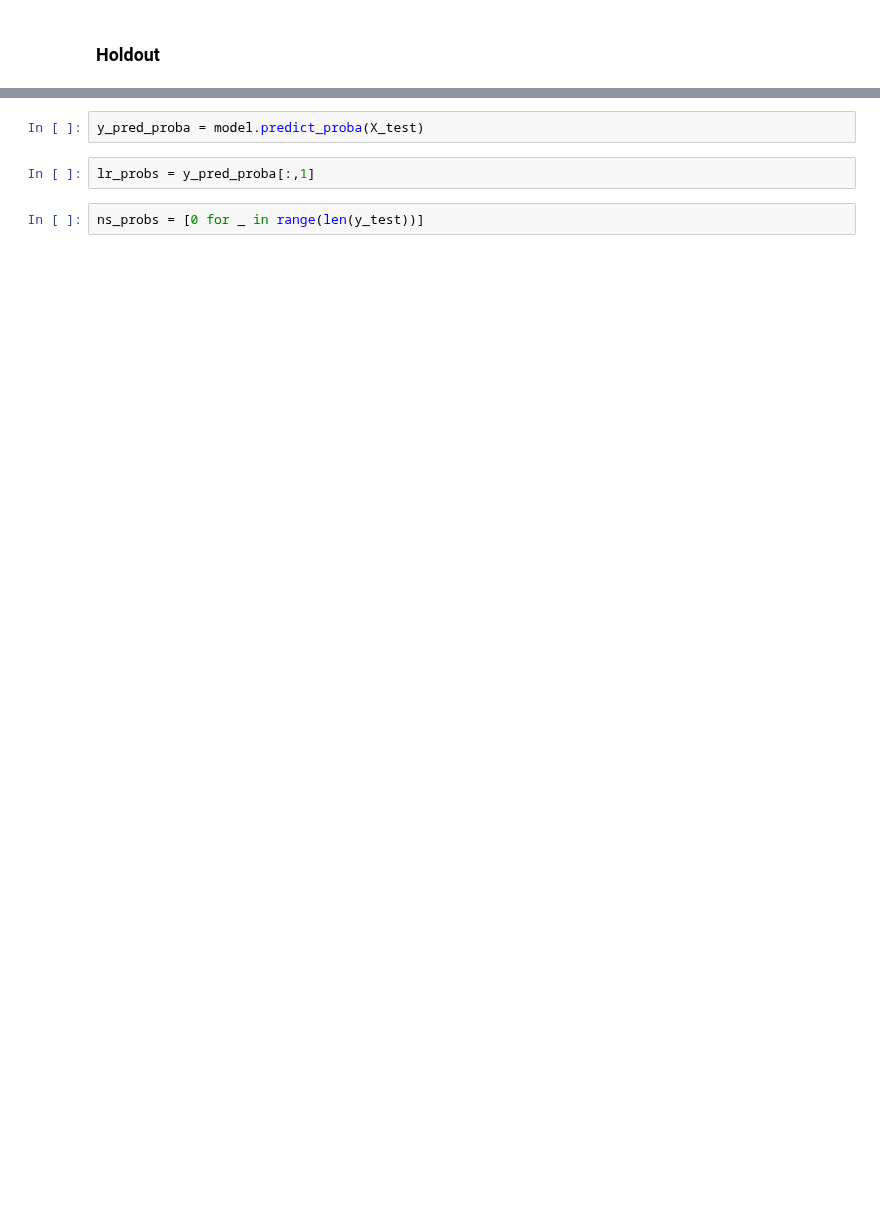
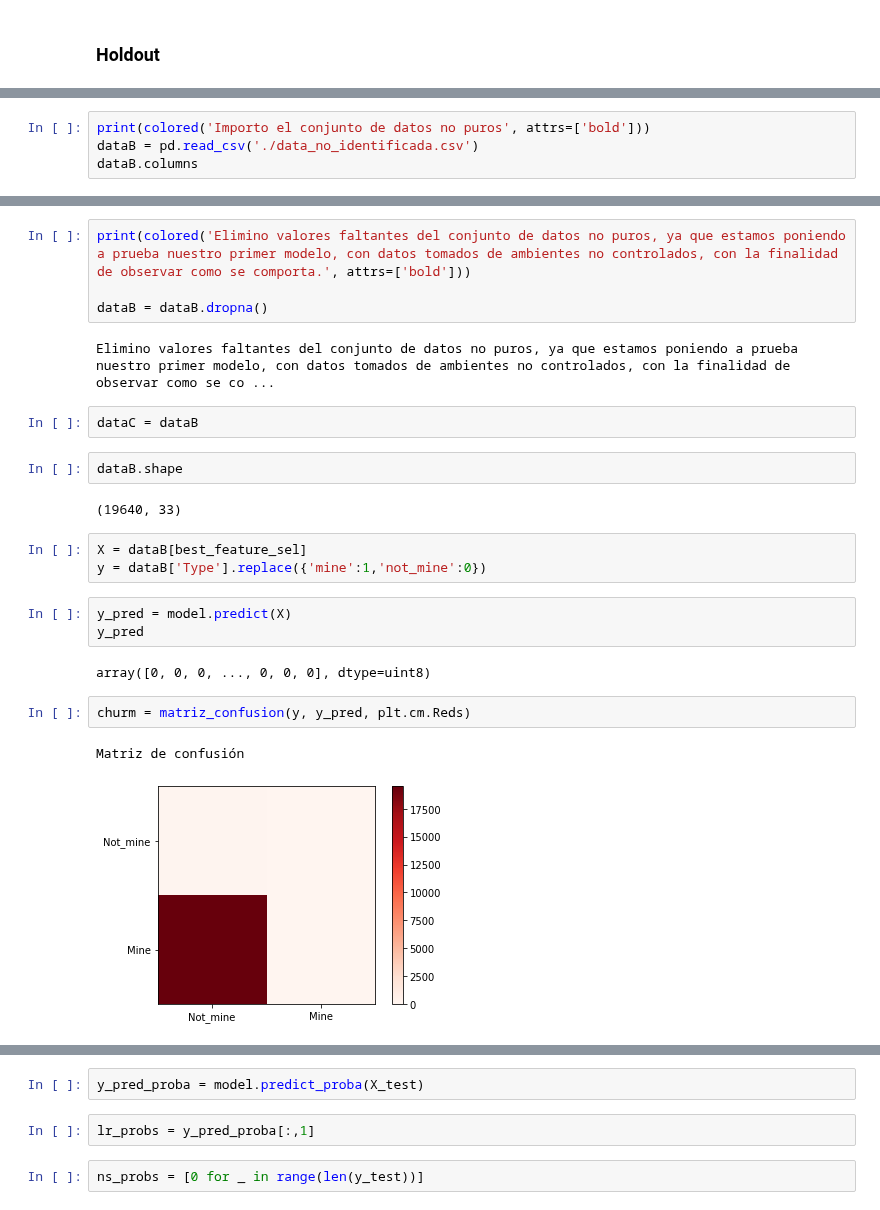
Before and after one commit to Kaiziferr/-Miner_Detector, a Jupyter notebook: PDG/Árboles de decisión sin normalizar sin binarizar.ipynb, the cells around one changed output, grey strips where cells are left out. Drawn from its saved outputs; the diff is of its cells as text; blank space fills up the shorter version.

```diff
--- a/PDG/Árboles de decisión sin normalizar sin binarizar.ipynb
+++ b/PDG/Árboles de decisión sin normalizar sin binarizar.ipynb
@@ -224,0 +240,4 @@ F1-score      :  1.0
+# %%
+print(colored('Importo el conjunto de datos no puros', attrs=['bold']))
+dataB = pd.read_csv('./data_no_identificada.csv')
+dataB.columns
@@ -224,0 +279,25 @@ F1-score      :  1.0
+# %%
+print(colored('Elimino valores faltantes del conjunto de datos no puros, ya que estamos poniendo a prueba nuestro primer modelo, con datos tomados de ambientes no controlados, con la finalidad de observar como se comporta.', attrs=['bold']))
+
+dataB = dataB.dropna()
+# %% [output]
+Elimino valores faltantes del conjunto de datos no puros, ya que estamos poniendo a prueba nuestro primer modelo, con datos tomados de ambientes no controlados, con la finalidad de observar como se co ...
+# %%
+dataC = dataB
+# %%
+dataB.shape
+# %% [output]
+(19640, 33)
+# %%
+X = dataB[best_feature_sel]
+y = dataB['Type'].replace({'mine':1,'not_mine':0})
+# %%
+y_pred = model.predict(X)
+y_pred
+# %% [output]
+array([0, 0, 0, ..., 0, 0, 0], dtype=uint8)
+# %%
+churm = matriz_confusion(y, y_pred, plt.cm.Reds)
+# %% [output]
+Matriz de confusión
+[figure, added]
```
Also changed, not shown: parts of 141 cells of this notebook, 3 other files.
